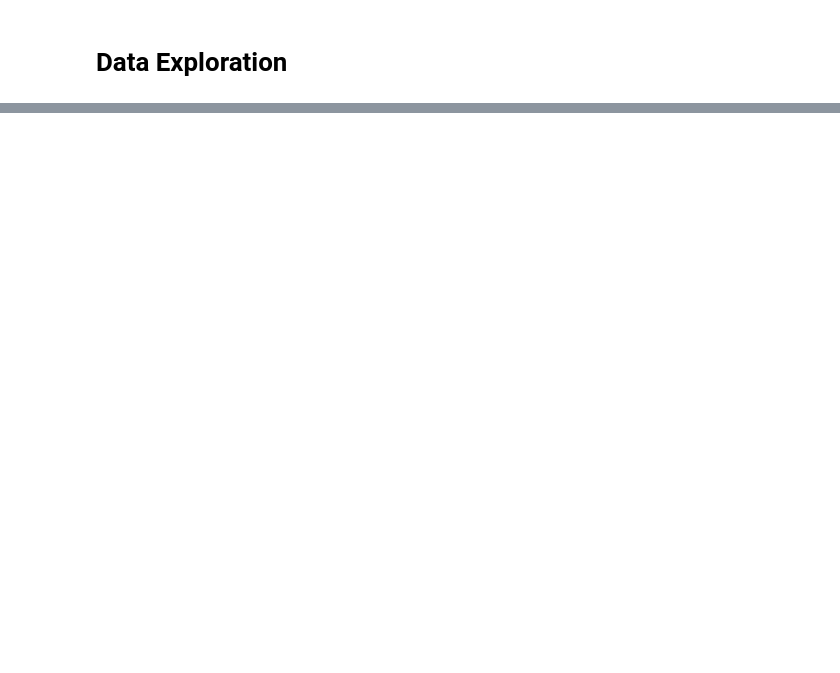
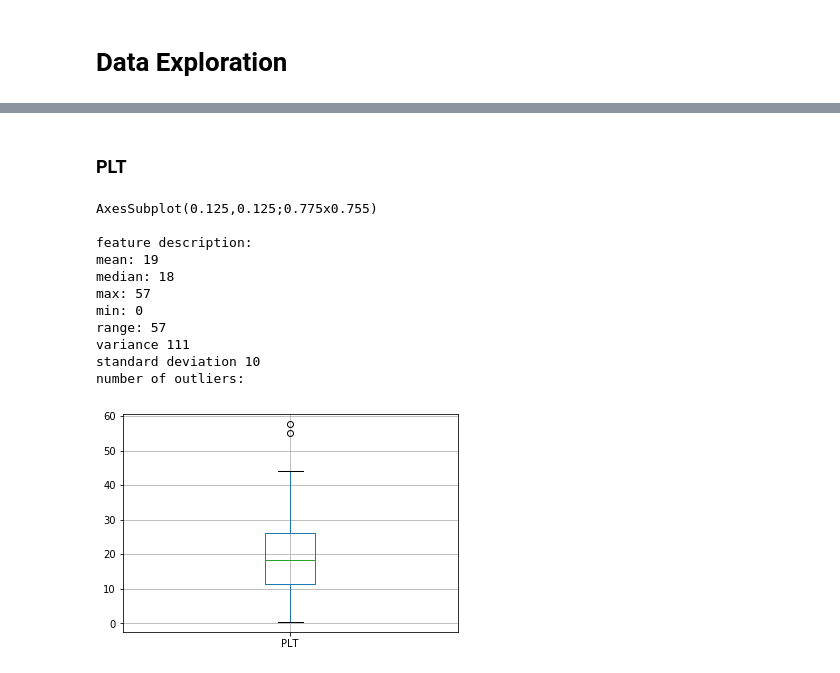
Before and after one commit to teaganwebb/CS329E-Project, a Jupyter notebook: Data_Exploration.ipynb, the cells around one changed output, grey strips where cells are left out. Cells and saved outputs as stored; diff of their text form; code cells hidden in the pictures; blank space fills up the shorter version.

```diff
--- a/Data_Exploration.ipynb
+++ b/Data_Exploration.ipynb
@@ -23,0 +132,28 @@ df.head()
+# %% [markdown]
+### PLT
+# %%
+print(data_X.boxplot('PLT'))
+print('\nfeature description:', "")
+maxm = data_X['PLT'].max()
+minm = data_X['PLT'].min()
+print('mean:', math.trunc(data_X['PLT'].mean()))
+print('median:', math.trunc(data_X['PLT'].median()))
+print('max:', math.trunc(maxm))
+print('min:', math.trunc(minm))
+print('range:', math.trunc(maxm-minm))
+print('variance', math.trunc(data_X['PLT'].var()))
+print('standard deviation', math.trunc(data_X['PLT'].std()))
+print('number of outliers:', '2')
+# %% [output]
+AxesSubplot(0.125,0.125;0.775x0.755)
+
+feature description:
+mean: 19
+median: 18
+max: 57
+min: 0
+range: 57
+variance 111
+standard deviation 10
+number of outliers:
+[figure, added]
```
Also changed, not shown: parts of 16 cells of this notebook.
